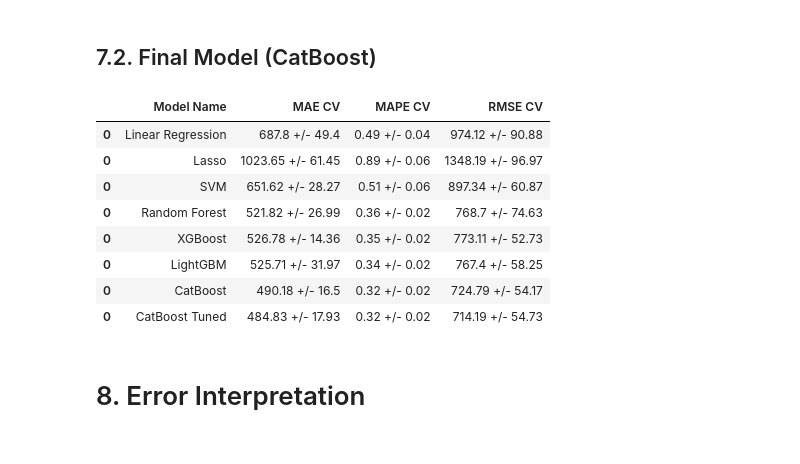
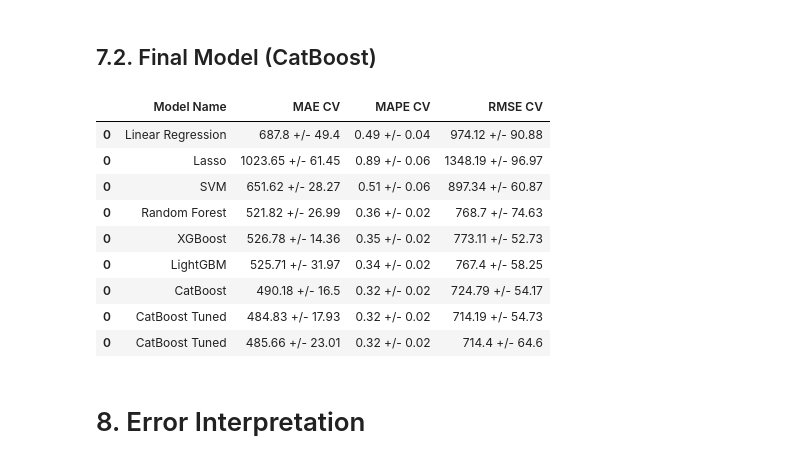
Before and after one commit to m4theus4ndr4de/regression-oil-production-prediction, a Jupyter notebook: notebook/production_prediction.ipynb, the cells around one changed output. Cells and saved outputs as stored; diff of their text form; code cells hidden in the pictures.

```diff
--- a/notebook/production_prediction.ipynb
+++ b/notebook/production_prediction.ipynb
@@ -1045,7 +1045,7 @@ lgbm_result
 ## 6.7. CatBoost (Categorical Boosting)
 # %%
 # model
-ctbm = ctb.CatBoostRegressor(verbose=0, random_seed=42).fit(x_train_modeling, y_train_modeling)
+ctbm = ctb.CatBoostRegressor(verbose=0, random_seed=42, allow_writing_files=False).fit(x_train_modeling, y_train_modeling)
 
 # prediction
 yhat_ctbm = ctbm.predict(x_test_modeling)
@@ -1370,29 +1372,32 @@ Iteration 10: {'num_leaves': 15, 'learning_rate': 0.01, 'n_estimators': 500, 'mi
 # %%
 # Iteration 1: {'learning_rate': 0.04, 'depth': 6, 'l2_leaf_reg': 2, 'random_strength': 0.5, 'iterations': 1000}
 
 param_tuned = {'learning_rate': 0.04,
                'depth': 6,
                'l2_leaf_reg': 2,
                'random_strength': 0.5,
                'iterations': 1000}
 
 ctbm_tuned = ctb.CatBoostRegressor(verbose=0,
+                                   random_state=42,
+                                   allow_writing_files=False,
                                    learning_rate=param_tuned['learning_rate'],
                                    depth=param_tuned['depth'],
                                    l2_leaf_reg=param_tuned['l2_leaf_reg'],
                                    random_strength=param_tuned['random_strength'],
                                    iterations=param_tuned['iterations']).fit(x_train_modeling_cv, y_train_modeling_cv)
 
 models_performance_cv = cross_validation(models_performance_cv, 5, 'CatBoost Tuned', ctbm_tuned, mm_production, x_train_modeling_cv, y_train_modeling_cv)
 models_performance_cv
 # %% [output]
 |  | Model Name | MAE CV | MAPE CV | RMSE CV |
 | 0 | Linear Regression | 687.8 +/- 49.4 | 0.49 +/- 0.04 | 974.12 +/- 90.88 |
 | 0 | Lasso | 1023.65 +/- 61.45 | 0.89 +/- 0.06 | 1348.19 +/- 96.97 |
 | 0 | SVM | 651.62 +/- 28.27 | 0.51 +/- 0.06 | 897.34 +/- 60.87 |
 | 0 | Random Forest | 521.82 +/- 26.99 | 0.36 +/- 0.02 | 768.7 +/- 74.63 |
 | 0 | XGBoost | 526.78 +/- 14.36 | 0.35 +/- 0.02 | 773.11 +/- 52.73 |
 | 0 | LightGBM | 525.71 +/- 31.97 | 0.34 +/- 0.02 | 767.4 +/- 58.25 |
 | 0 | CatBoost | 490.18 +/- 16.5 | 0.32 +/- 0.02 | 724.79 +/- 54.17 |
 | 0 | CatBoost Tuned | 484.83 +/- 17.93 | 0.32 +/- 0.02 | 714.19 +/- 54.73 |
+| 0 | CatBoost Tuned | 485.66 +/- 23.01 | 0.32 +/- 0.02 | 714.4 +/- 64.6 |
 # %%
```
Also changed, not shown: parts of 7 cells of this notebook, 6 other files.
